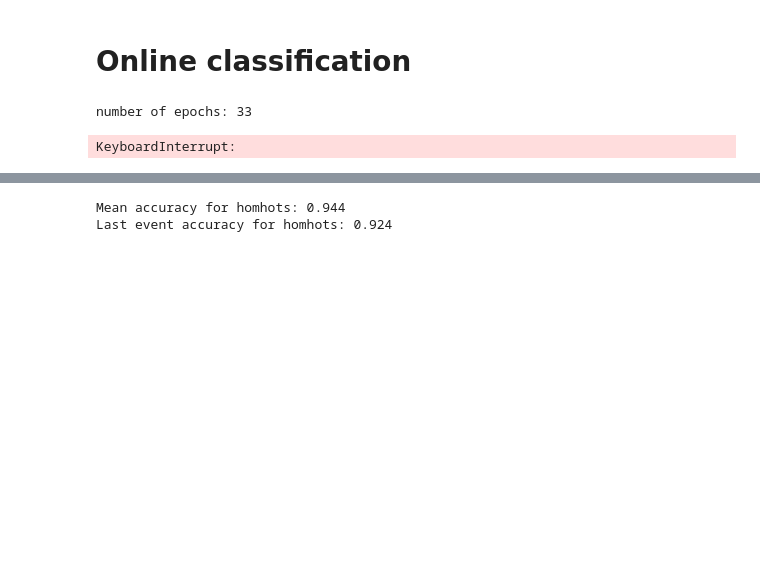
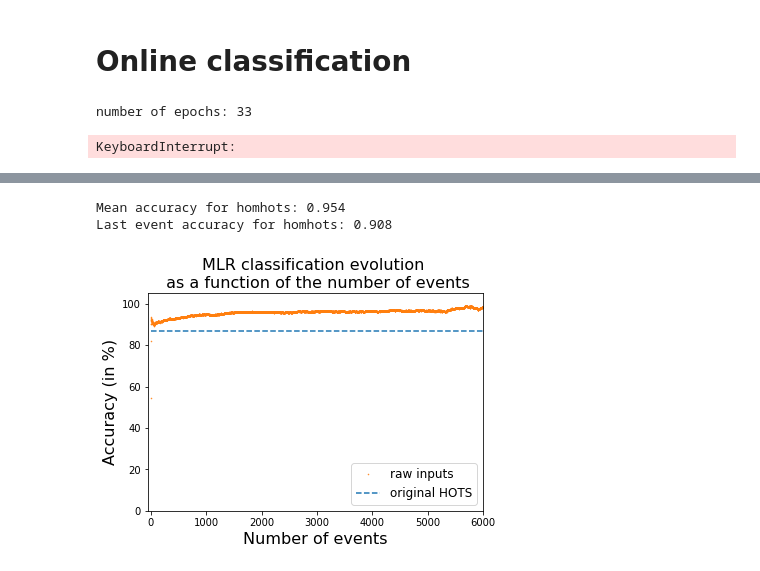
Before and after one commit to SpikeAI/HOTS, a Jupyter notebook: notebooks/RESULTS_03_NMNIST.ipynb, the cells around one changed output, grey strips where cells are left out. Saved outputs shown, nothing was run; the diff lists cells and outputs as text; code cells hidden in the pictures; blank space fills up the shorter version.

```diff
--- a/notebooks/RESULTS_03_NMNIST.ipynb
+++ b/notebooks/RESULTS_03_NMNIST.ipynb
@@ -379,26 +420,27 @@ KeyboardInterrupt:
 # %%
-thres = 0.9
+thres = 0.99
 colorz = ['#1f77b4', '#ff7f0e', '#2ca02c', '#d62728', '#9467bd', '#8c564b', '#e377c2', '#7f7f7f', '#bcbd22', '#17becf']
 legend_list = ['original HOTS', 'raw inputs','online HOTS']
 namelist = ['homhots','raw']
 fig_onl, ax_onl = plt.subplots()
 ax_onl.hlines(86.9,0,6000, linestyles='dashed', color=colorz[0], label=legend_list[0])
 for namnum, name in enumerate(namelist):
     f_name = f'{record_path}{timestr}_LR_results_{name}_{nbclust}_{nb_train}_{nb_test}_{ds_ev}.pkl'
     with open(f_name, 'rb') as file:
         likelihood, true_target = pickle.load(file)
     meanac, onlinac, lastac, truepos, falsepos = classification_results(likelihood, true_target, thres, nb_test)
     #pars, cov = curve_fit(f=fitting, xdata=np.arange(len(onlinac)), ydata=onlinac, p0=[1,1], bounds=(-np.inf, np.inf))
     #fit = fitting(np.arange(len(onlinac)), *pars) f
     print(f'Mean accuracy for {name}: {np.round(meanac,3)}')
     print(f'Last event accuracy for {name}: {np.round(lastac,3)}')
     ax_onl.plot(onlinac[:6000]*100, '.', ms=1, color=colorz[namnum+1], label = legend_list[namnum+1]);
     #ax_onl.plot(fit[:3000], linestyle='-', color=color[namnum], linewidth=1);
 ax_onl.axis([-50,6000,0,105]);
 ax_onl.set_xlabel('Number of events', fontsize=16);
 ax_onl.set_ylabel('Accuracy (in %)', fontsize=16);
 ax_onl.set_title('MLR classification evolution \n as a function of the number of events', fontsize=16);
 ax_onl.legend(fontsize=12, loc='lower right');
 # %% [output]
-Mean accuracy for homhots: 0.944
-Last event accuracy for homhots: 0.924
+Mean accuracy for homhots: 0.954
+Last event accuracy for homhots: 0.908
+[figure, added]
```
Also changed, not shown: parts of 8 cells of this notebook, 4 other files.
